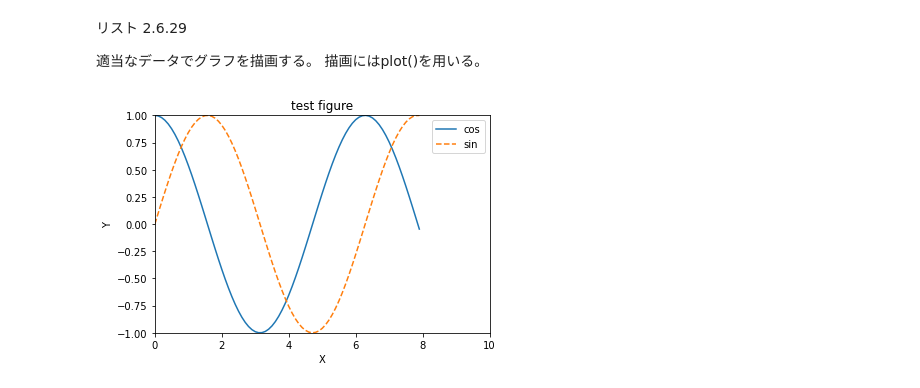
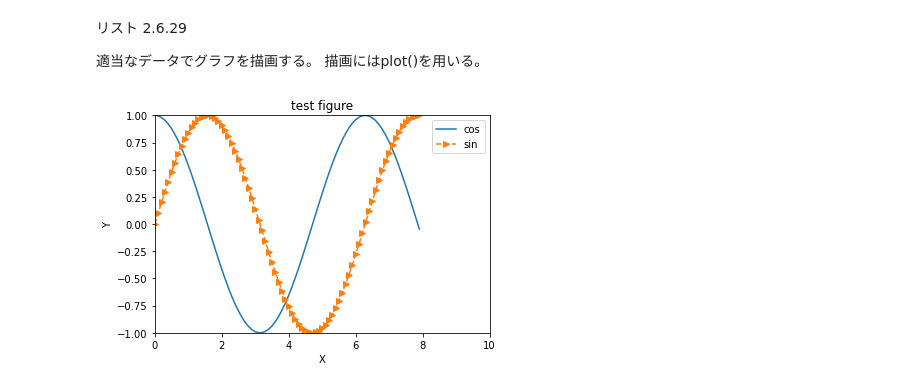
Before and after one commit to ken-ty/python_medical_images, a Jupyter notebook: chapter2/Chapter2.ipynb, the cells around one changed output. Drawn from its saved outputs; the diff is of its cells as text; code cells hidden in the pictures.

```diff
--- a/chapter2/Chapter2.ipynb
+++ b/chapter2/Chapter2.ipynb
@@ -1378,23 +1378,24 @@ ax1 = fig.add_subplot(1,1,1)
 適当なデータでグラフを描画する。
 描画にはplot()を用いる。
 # %%
+%matplotlib inline
 import numpy as np
 import matplotlib.pyplot as plt
 # 数値データの作成
 x = np.arange(0, 8, 0.1)
 y1 = np.cos(x)
 y2 = np.sin(x)
 # グラフの描画
 fig = plt.figure()
 ax1 = fig.add_subplot(1,1,1)
 ax1.plot(x, y1, label='cos')
-ax1.plot(x, y2, linestyle='dashed', label='sin')
+ax1.plot(x, y2, linestyle='dashed', label='sin', marker = '>')
 ax1.set_xlabel("X")
 ax1.set_ylabel("Y")
 ax1.set_xlim(0, 10)
 ax1.set_ylim(-1, 1)
 ax1.set_title("test figure")
 ax1.legend()
 fig.show()
 # %% [output]
-[figure, old version]
+[figure, new version]
```
Also changed, not shown: parts of 9 cells of this notebook.
